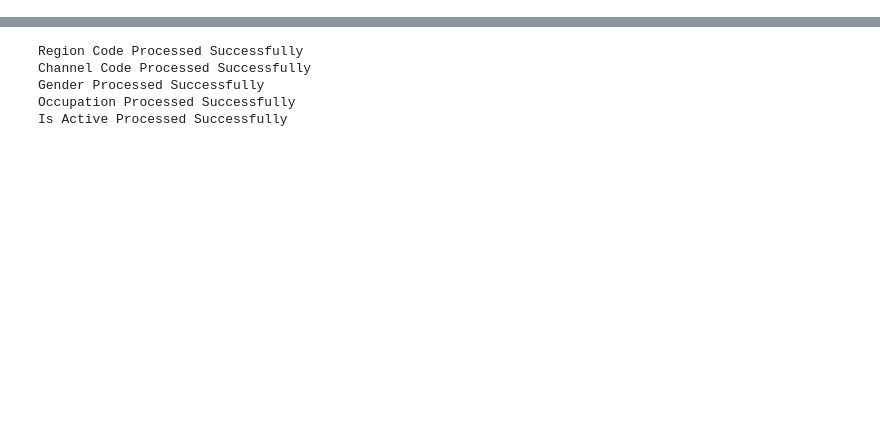
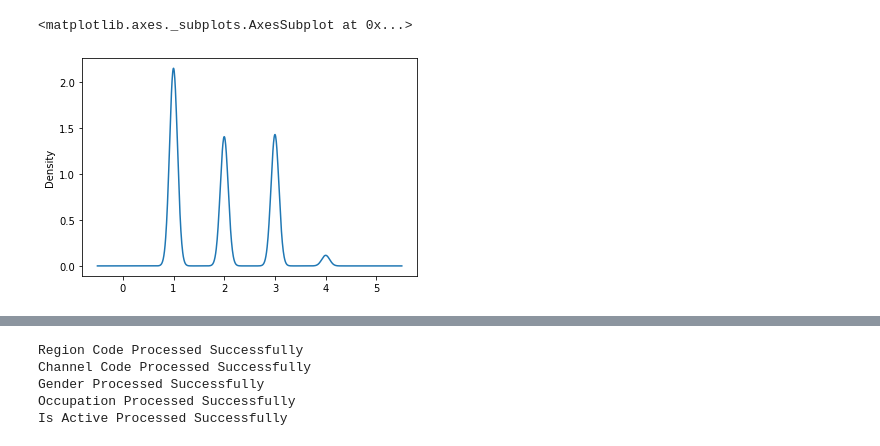
Before and after one commit to avidutta20/challenge_may21, a Jupyter notebook: model.ipynb, the cells around one changed output, grey strips where cells are left out. Saved outputs shown, nothing was run; the diff lists cells and outputs as text; code cells hidden in the pictures; blank space fills up the shorter version.

```diff
--- a/model.ipynb
+++ b/model.ipynb
@@ -45,0 +109,5 @@ def default_value():
+# %%
+x_train['Channel_Code'].plot.kde()
+# %% [output]
+<matplotlib.axes._subplots.AxesSubplot at 0x...>
+[figure, added]
```
Also changed, not shown: parts of 45 cells of this notebook.
